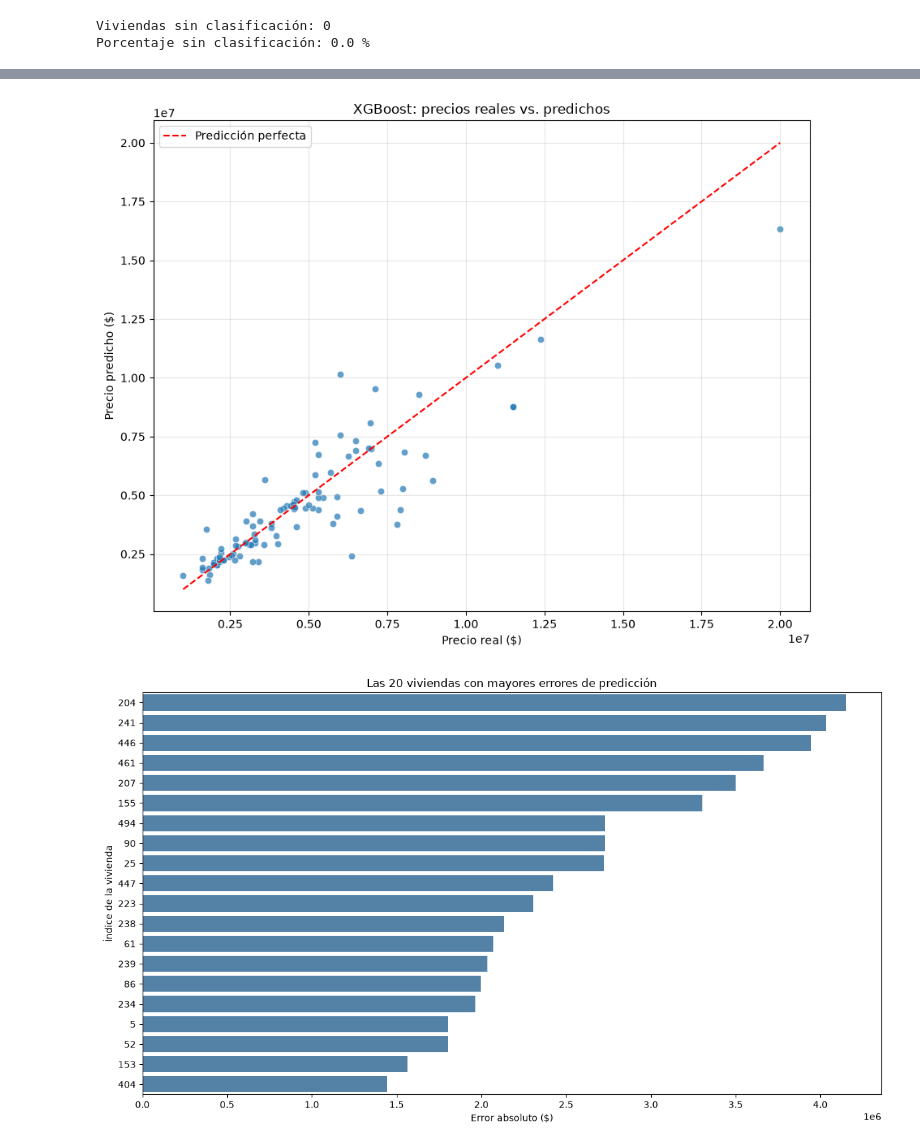
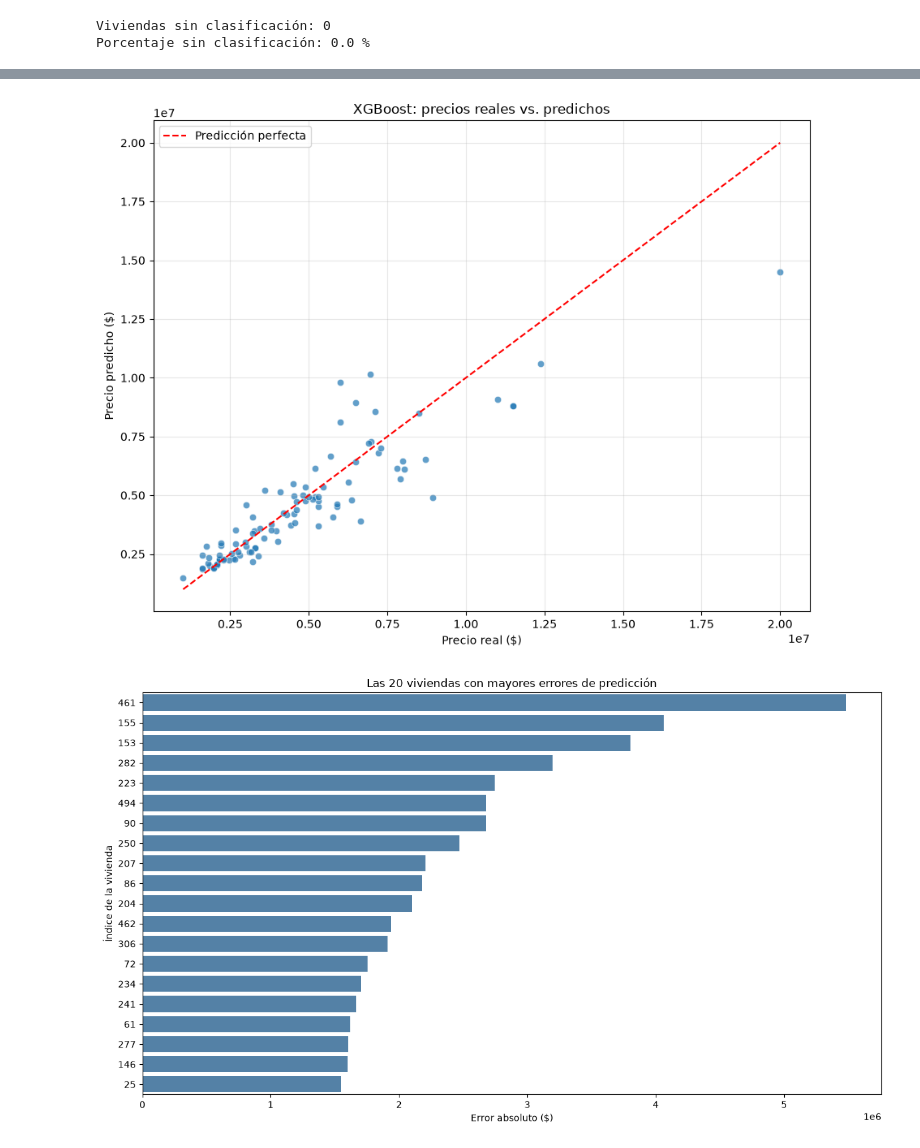
Before and after one commit to gamerOZZY/Zacah_Valuer, a Jupyter notebook: notebooks/inmuebles24/first_feature_engineering.ipynb, the cells around one changed output, grey strips where cells are left out. Saved outputs shown, nothing was run; the diff lists cells and outputs as text; code cells hidden in the pictures.

```diff
--- a/notebooks/inmuebles24/first_feature_engineering.ipynb
+++ b/notebooks/inmuebles24/first_feature_engineering.ipynb
@@ -95,9 +95,10 @@ Name: Built_area_m2, dtype: float64
 # %%
 from sklearn.model_selection import RandomizedSearchCV, KFold
 from sklearn.pipeline import Pipeline
-from sklearn.compose import ColumnTransformer, TransformedTargetRegressor
-from sklearn.preprocessing import MinMaxScaler
+from sklearn.compose import ColumnTransformer
+from sklearn.preprocessing import MinMaxScaler, PowerTransformer
 from sklearn.preprocessing import OneHotEncoder
+from sklearn.impute import SimpleImputer
 from category_encoders import TargetEncoder
 from sklearn.metrics import mean_absolute_error, mean_squared_error, r2_score, mean_absolute_percentage_error
 import numpy as np
@@ -111,7 +112,7 @@ preprocessor = ColumnTransformer(
     transformers=[
         ('coordenadas',MinMaxScaler(),coordenadas),
         ('areas',PowerTransformer(method='box-cox', standardize=True),areas),
-        ('categoricos_property',OneHotEncoder(),categoricos_property),
+        ('categoricos_property',OneHotEncoder(handle_unknown='ignore'),categoricos_property),
         ('categoricos_colonias',TargetEncoder(smoothing=10.0), categoricos_colonias)
     ],
     remainder='passthrough'
@@ -137,13 +138,13 @@ modelos = {
 }
 
 parametros = {
-    'Ridge': {'model__regressor__alpha': uniform(0.1, 10.0)},
-    'Lasso': {'model__regressor__alpha': uniform(0.01, 1.0)},
-    'ElasticNet': {'model__regressor__alpha': uniform(0.01, 1.0), 'model__regressor__l1_ratio': uniform(0.0, 1.0)},
-    'RandomForest': {'model__regressor__n_estimators': randint(50, 200), 'model__regressor__max_depth': [None, 10, 20]},
-    'XGBoost': {'model__regressor__n_estimators': randint(50, 200), 'model__regressor__learning_rate': uniform(0.01, 0.2), 'model__regressor__max_depth': randint(3, 8)},
-    'CatBoost': {'model__regressor__iterations': randint(50, 200), 'model__regressor__learning_rate': uniform(0.01, 0.2), 'model__regressor__depth': randint(4, 8)},
-    'LightGBM': {'model__regressor__n_estimators': randint(50, 200), 'model__regressor__learning_rate': uniform(0.01, 0.2), 'model__regressor__num_leaves': randint(20, 100)}
+    'Ridge': {'model__alpha': uniform(0.1, 10.0)},
+    'Lasso': {'model__alpha': uniform(0.01, 1.0)},
+    'ElasticNet': {'model__alpha': uniform(0.01, 1.0), 'model__l1_ratio': uniform(0.0, 1.0)},
+    'RandomForest': {'model__n_estimators': randint(50, 200), 'model__max_depth': [None, 10, 20]},
+    'XGBoost': {'model__n_estimators': randint(50, 200), 'model__learning_rate': uniform(0.01, 0.2), 'model__max_depth': randint(3, 8)},
+    'CatBoost': {'model__iterations': randint(50, 200), 'model__learning_rate': uniform(0.01, 0.2), 'model__depth': randint(4, 8)},
+    'LightGBM': {'model__n_estimators': randint(50, 200), 'model__learning_rate': uniform(0.01, 0.2), 'model__num_leaves': randint(20, 100)}
 }
 
 # 5. Entrenamiento y evaluación
@@ -155,16 +156,10 @@ cv = KFold(n_splits=5, shuffle=True, random_state=777)
 for nombre, modelo in modelos.items():
     print(f"Entrenando {nombre}...")
 
-    # Envolver el modelo para que 'y' aplique Box-Cox internamente
-    modelo_objetivo = TransformedTargetRegressor(
-        regressor=modelo,
-        transformer=PowerTransformer(method='box-cox', standardize=True)
-    )
-
-    # Crear Pipeline: Preprocesamiento de X + Modelo con Y transformada
+    # Crear Pipeline: preprocesamiento de X y regresor sobre el precio original
     pipeline = Pipeline([
         ('preprocesador', preprocessor),
-        ('model', modelo_objetivo)
+        ('model', modelo)
     ])
 
     # Random Search CV
@@ -647,5 +691,5 @@ El mejor modelo es: CatBoost con un R2 de 0.7967
 # %%
-modelo_xgb = mejores_modelos_2['XGBoost']
+modelo_xgb = mejores_modelos_2['CatBoost']
 
 y_pred = modelo_xgb.predict(x_test_2)
 
@@ -669,34 +713,34 @@ sns.scatterplot(
     y='Precio_predicho',
     alpha=0.7
 )
 
 limite_min = min(
     resultados_casas['Precio_real'].min(),
     resultados_casas['Precio_predicho'].min()
 )
 
 limite_max = max(
     resultados_casas['Precio_real'].max(),
     resultados_casas['Precio_predicho'].max()
 )
 
 plt.plot(
     [limite_min, limite_max],
     [limite_min, limite_max],
     linestyle='--',
     color='red',
     label='Predicción perfecta'
 )
 
 plt.xlabel('Precio real ($)')
 plt.ylabel('Precio predicho ($)')
 plt.title('XGBoost: precios reales vs. predichos')
 plt.legend()
 plt.grid(alpha=0.3)
 plt.tight_layout()
 plt.show()
 # %% [output]
-[figure, old version]
+[figure, new version]
 # %%
 # Unir información original con resultados
 resultados_casas = datos_2.loc[x_test_2.index].copy()
@@ -730,7 +774,7 @@ plt.title('Las 20 viviendas con mayores errores de predicción')
 plt.tight_layout()
 plt.show()
 # %% [output]
-[figure, old version]
+[figure, new version]
 # %%
 columnas = [
     'Colonia',
```
Also changed, not shown: parts of 7 cells of this notebook, 3 other files.
